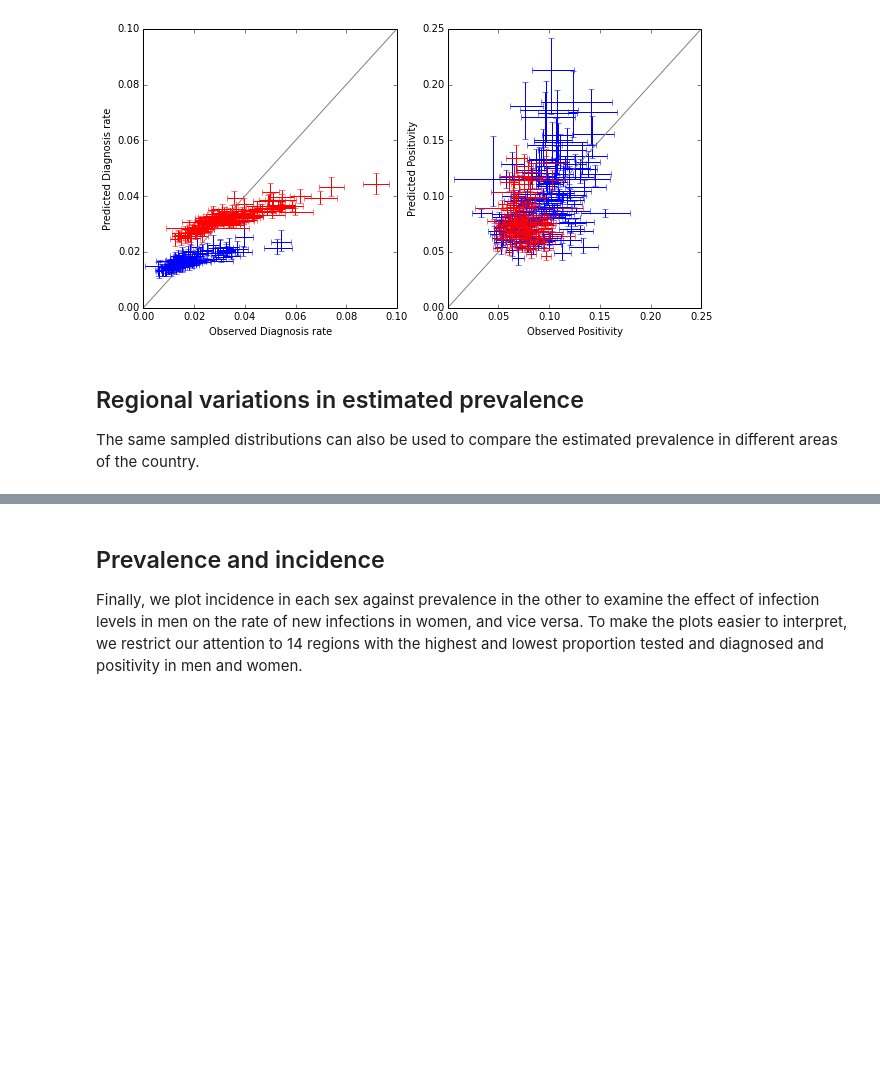
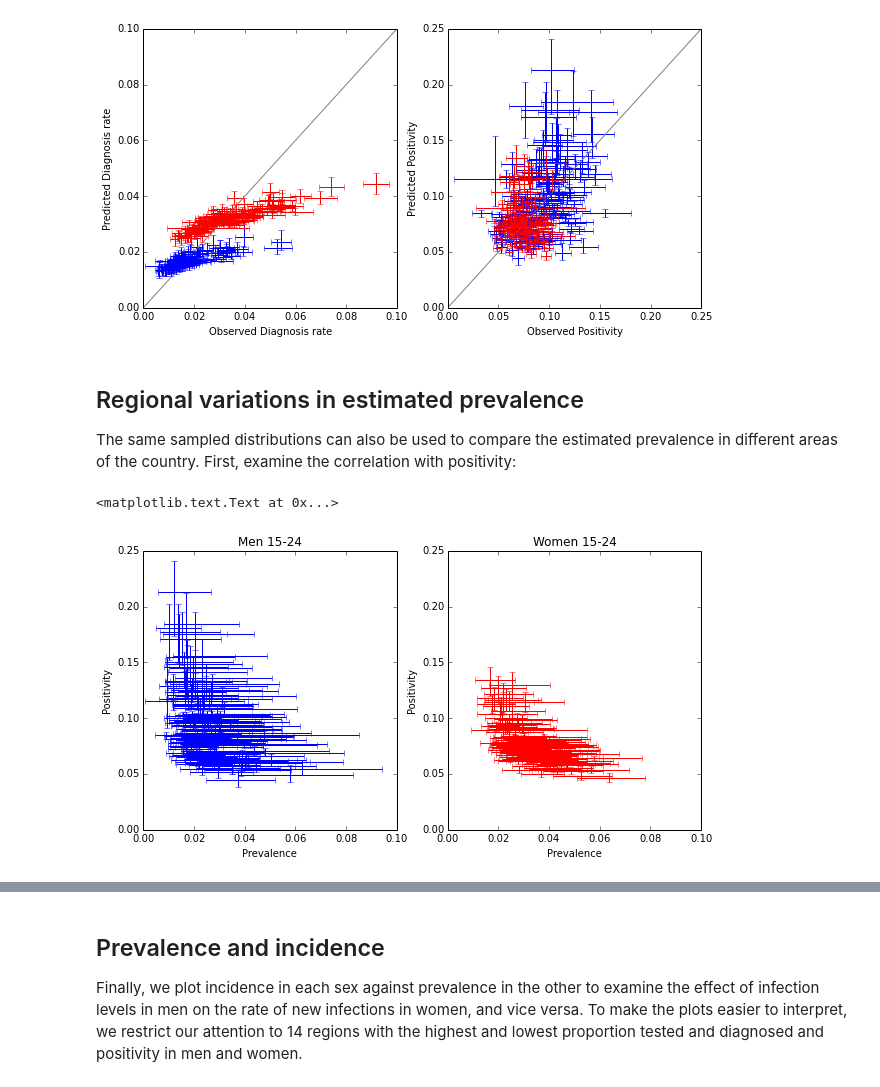
Before and after one commit to joanna-lewis/ct_surveillance, a Jupyter notebook: local_authorities.ipynb, the cells around one changed output, grey strips where cells are left out. Cells and saved outputs as stored; diff of their text form; code cells hidden in the pictures; blank space fills up the shorter version.

```diff
--- a/local_authorities.ipynb
+++ b/local_authorities.ipynb
@@ -258,7 +259,31 @@ ax2.set_ylabel('Predicted Positivity')
 # %% [markdown]
 ## Regional variations in estimated prevalence
 
-The same sampled distributions can also be used to compare the estimated prevalence in different areas of the country.
+The same sampled distributions can also be used to compare the estimated prevalence in different areas of the country. First, examine the correlation with positivity:
+# %%
+fig = plt.figure(figsize = (10,5))
+ax1 = fig.add_subplot(121)
+ax2 = fig.add_subplot(122)
+
+# positivity
+pos_m_laut = diag_m_laut/test_sample_m
+pos_f_laut = diag_f_laut/test_sample_f
+
+# add to plot
+plt_ppc(ax1, prev_m_laut, pos_m_laut, 0, 95, 'b')
+plt_ppc(ax2, prev_f_laut, pos_f_laut, 0, 95, 'r')
+
+ax1.set_xlim([0,0.1]); ax1.set_ylim([0,0.25])
+ax1.set_xlabel('Prevalence')
+ax1.set_ylabel('Positivity')
+ax1.set_title('Men 15-24')
+ax2.set_xlim([0,0.1]); ax2.set_ylim([0,0.25])
+ax2.set_xlabel('Prevalence')
+ax2.set_ylabel('Positivity')
+ax2.set_title('Women 15-24')
+# %% [output]
+<matplotlib.text.Text at 0x...>
+[figure, added]
 # %%
 fig = plt.figure(figsize = (15,5))
 ax1 = fig.add_subplot(121)
```
Also changed, not shown: parts of 13 cells of this notebook, 5 other files.
